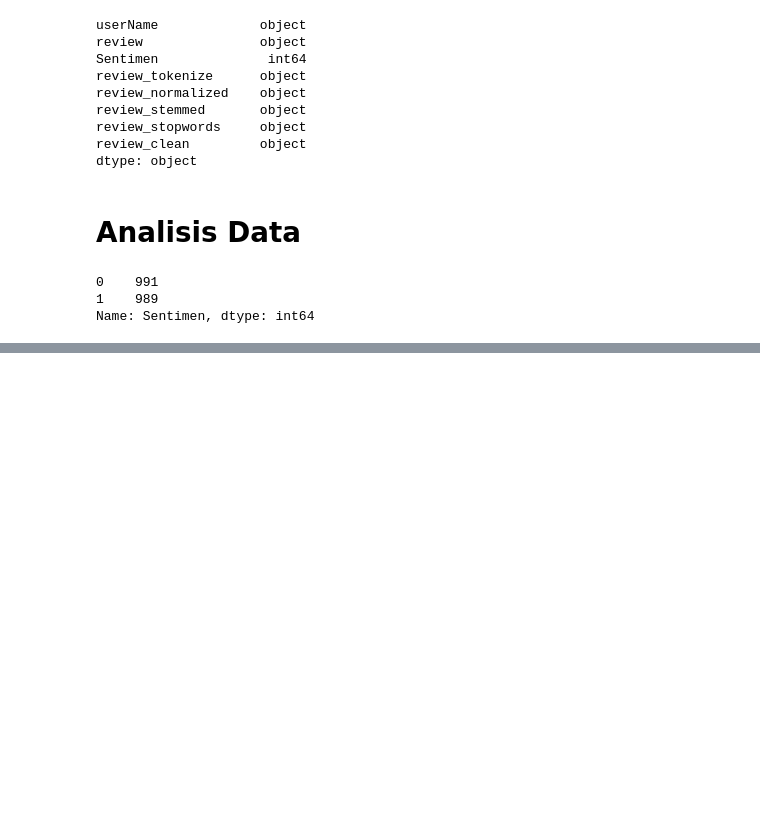
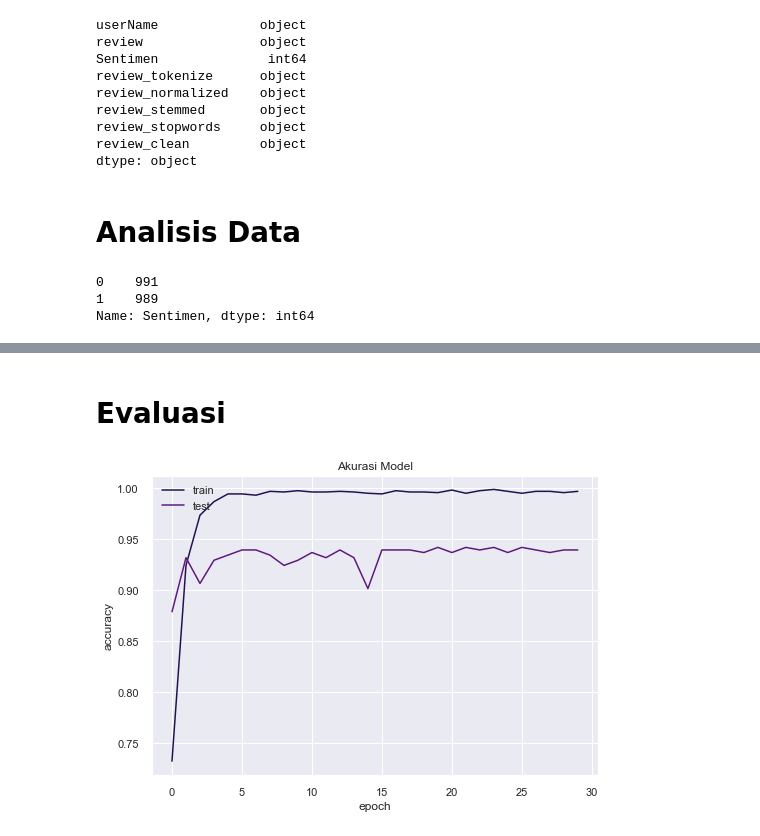
Before and after one commit to iqballa24/NLP-SentimentAppReviews, a Jupyter notebook: Modeling/LSTM/Modeling_lstm.ipynb, the cells around one changed output, grey strips where cells are left out. Saved outputs shown, nothing was run; the diff lists cells and outputs as text; code cells hidden in the pictures; blank space fills up the shorter version.

Commit message:
checkpoints Experiment_1 modeling LSTM v1

```diff
--- a/Modeling/LSTM/Modeling_lstm.ipynb
+++ b/Modeling/LSTM/Modeling_lstm.ipynb
@@ -76,0 +84,6 @@ word_cloud(all_words)
+# %%
+X = data['review_clean'].values
+Y = data['Sentimen'].values
+
+x_train, x_test, y_train, y_test = train_test_split(X, Y, test_size=0.2,
+random_state=0)
@@ -76,0 +92,11 @@ word_cloud(all_words)
+# %%
+# lakukan tokenisasi dan gunakan fungsi pad_sequence agar setiap sequence sama panjang
+tokenizer = Tokenizer(num_words=5000, oov_token='-')
+tokenizer.fit_on_texts(x_train)
+tokenizer.fit_on_texts(x_test)
+
+sekuens_latih = tokenizer.texts_to_sequences(x_train)
+sekuens_test = tokenizer.texts_to_sequences(x_test)
+
+padded_latih = pad_sequences(sekuens_latih)
+padded_test = pad_sequences(sekuens_test)
@@ -76,0 +134,14 @@ word_cloud(all_words)
+# %%
+import tensorflow as tf
+tf.keras.backend.clear_session()
+model = tf.keras.Sequential([
+    tf.keras.layers.Embedding(input_dim=5000, output_dim=512),
+    tf.keras.layers.LSTM(64),
+    tf.keras.layers.Dense(128, activation='relu'),
+    tf.keras.layers.Dropout(0.5),
+    tf.keras.layers.Dense(16, activation="relu"),
+    tf.keras.layers.Dropout(0.5),
+    tf.keras.layers.Dense(1, activation='sigmoid')
+])
+model.compile(loss='binary_crossentropy',optimizer='adam',metrics=['accuracy'])
+model.summary()
@@ -76,0 +166,4 @@ word_cloud(all_words)
+# %%
+num_epochs = 30
+history = model.fit(padded_latih, y_train, epochs=num_epochs,
+                    validation_data=(padded_test, y_test), verbose=2)
@@ -76,0 +188,14 @@ word_cloud(all_words)
+# %% [markdown]
+# Evaluasi
+# %%
+# plot akurasi dari model
+import matplotlib.pyplot as plt
+plt.plot(history.history['accuracy'])
+plt.plot(history.history['val_accuracy'])
+plt.title('Akurasi Model')
+plt.ylabel('accuracy')
+plt.xlabel('epoch')
+plt.legend(['train', 'test'], loc='upper left')
+plt.show()
+# %% [output]
+[figure, added]
```
Also changed, not shown: parts of 17 cells of this notebook.
